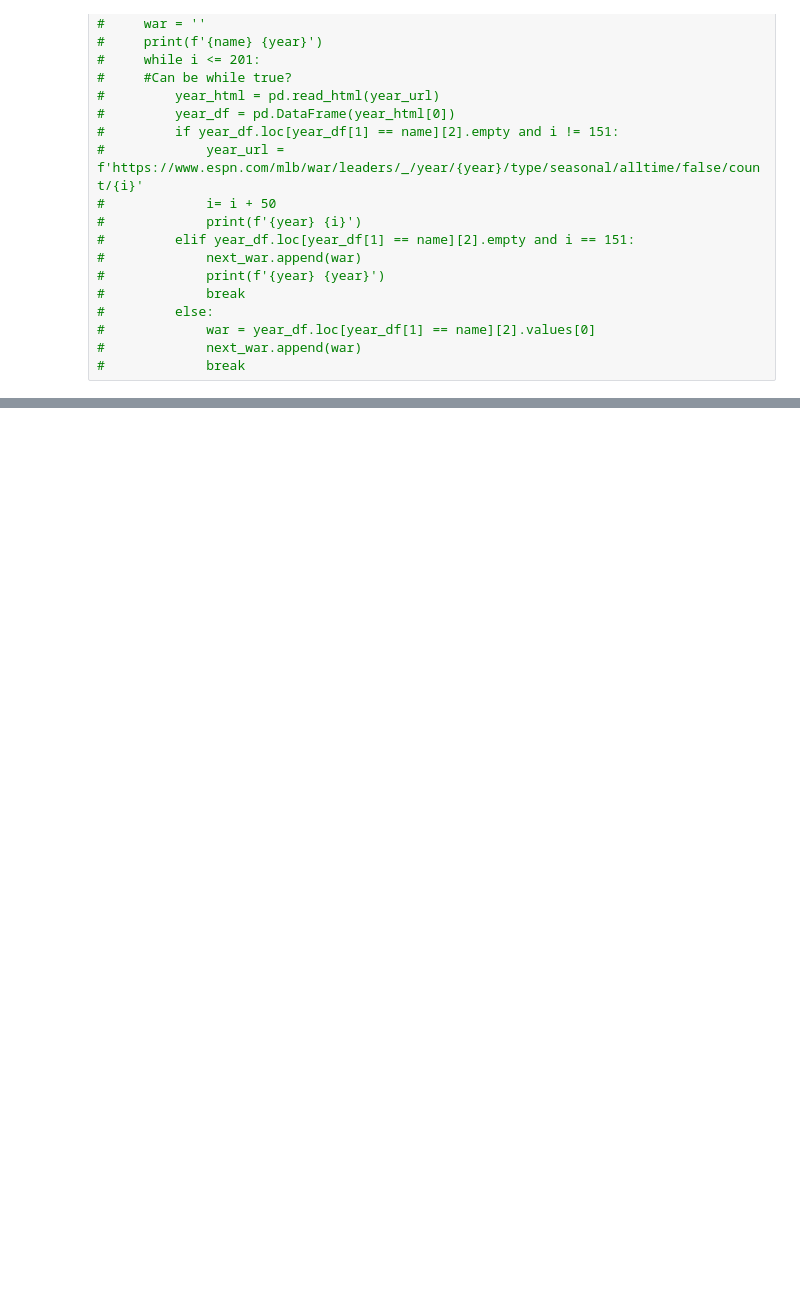
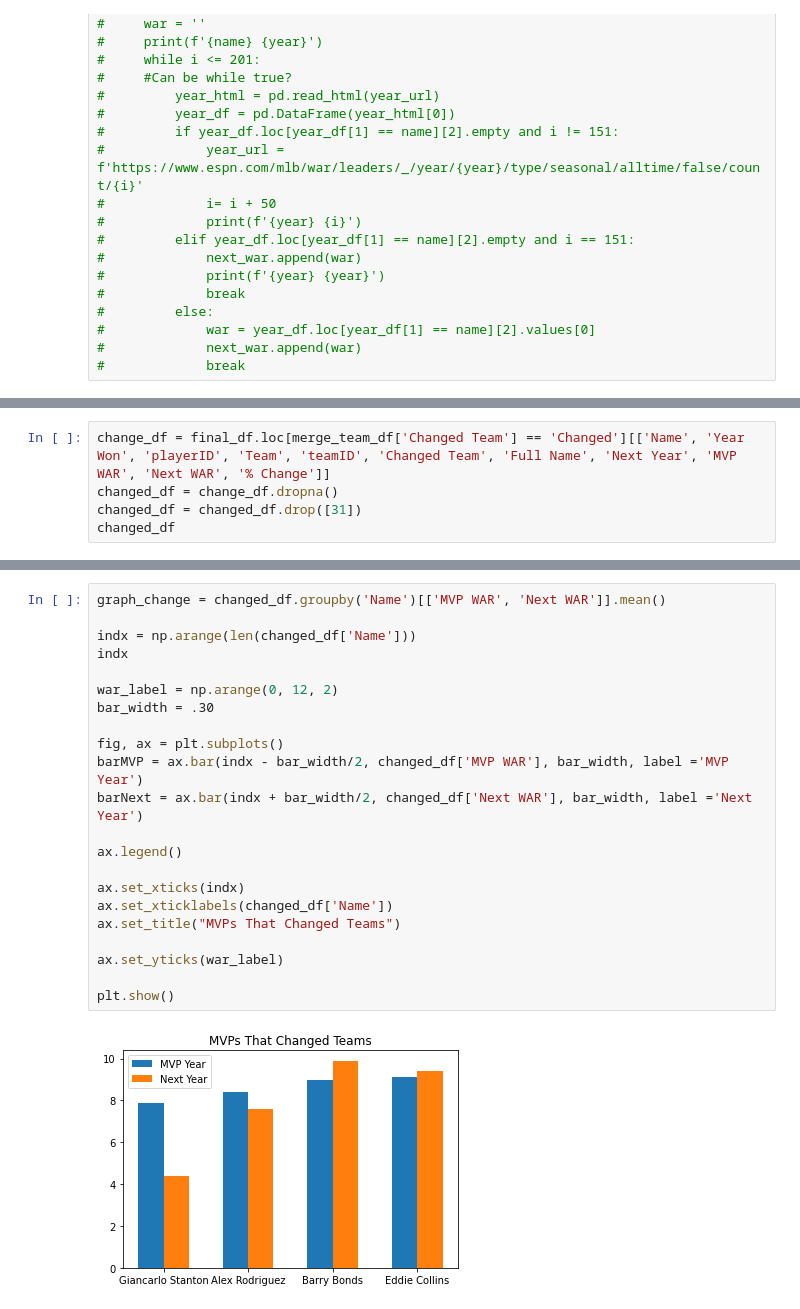
Before and after one commit to ajg318/WARcomparison, a Jupyter notebook: WarAnalysis.ipynb, the cells around one changed output, grey strips where cells are left out. Cells and saved outputs as stored; diff of their text form; blank space fills up the shorter version.

```diff
--- a/WarAnalysis.ipynb
+++ b/WarAnalysis.ipynb
@@ -306,0 +455,5 @@ changed_df
+# %%
+change_df = final_df.loc[merge_team_df['Changed Team'] == 'Changed'][['Name', 'Year Won', 'playerID', 'Team', 'teamID', 'Changed Team', 'Full Name', 'Next Year', 'MVP WAR', 'Next WAR', '% Change']]
+changed_df = change_df.dropna()
+changed_df = changed_df.drop([31])
+changed_df
@@ -306,0 +466,24 @@ changed_df
+# %%
+graph_change = changed_df.groupby('Name')[['MVP WAR', 'Next WAR']].mean()
+
+indx = np.arange(len(changed_df['Name']))
+indx
+
+war_label = np.arange(0, 12, 2)
+bar_width = .30
+
+fig, ax = plt.subplots()
+barMVP = ax.bar(indx - bar_width/2, changed_df['MVP WAR'], bar_width, label ='MVP Year')
+barNext = ax.bar(indx + bar_width/2, changed_df['Next WAR'], bar_width, label ='Next Year')
+
+ax.legend()
+
+ax.set_xticks(indx)
+ax.set_xticklabels(changed_df['Name'])
+ax.set_title("MVPs That Changed Teams")
+
+ax.set_yticks(war_label)
+
+plt.show()
+# %% [output]
+[figure, added]
```
Also changed, not shown: parts of 38 cells of this notebook.
